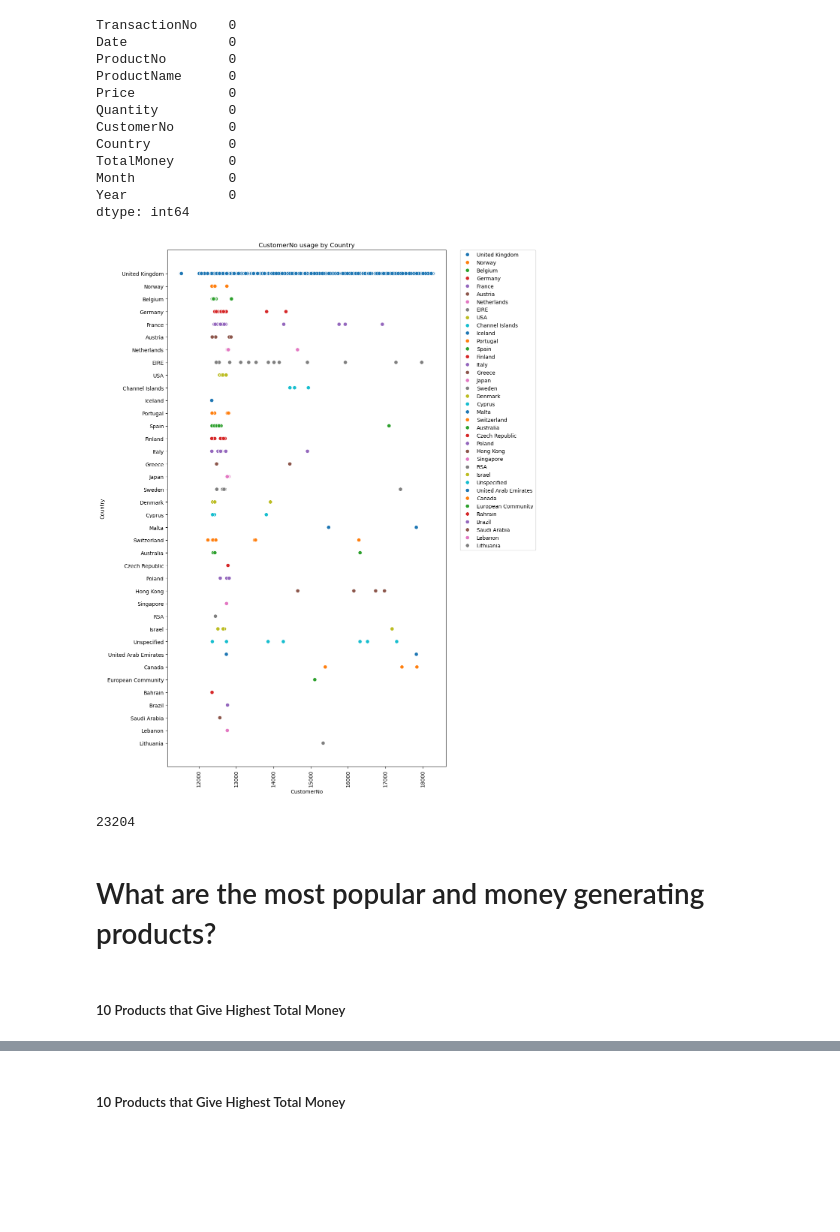
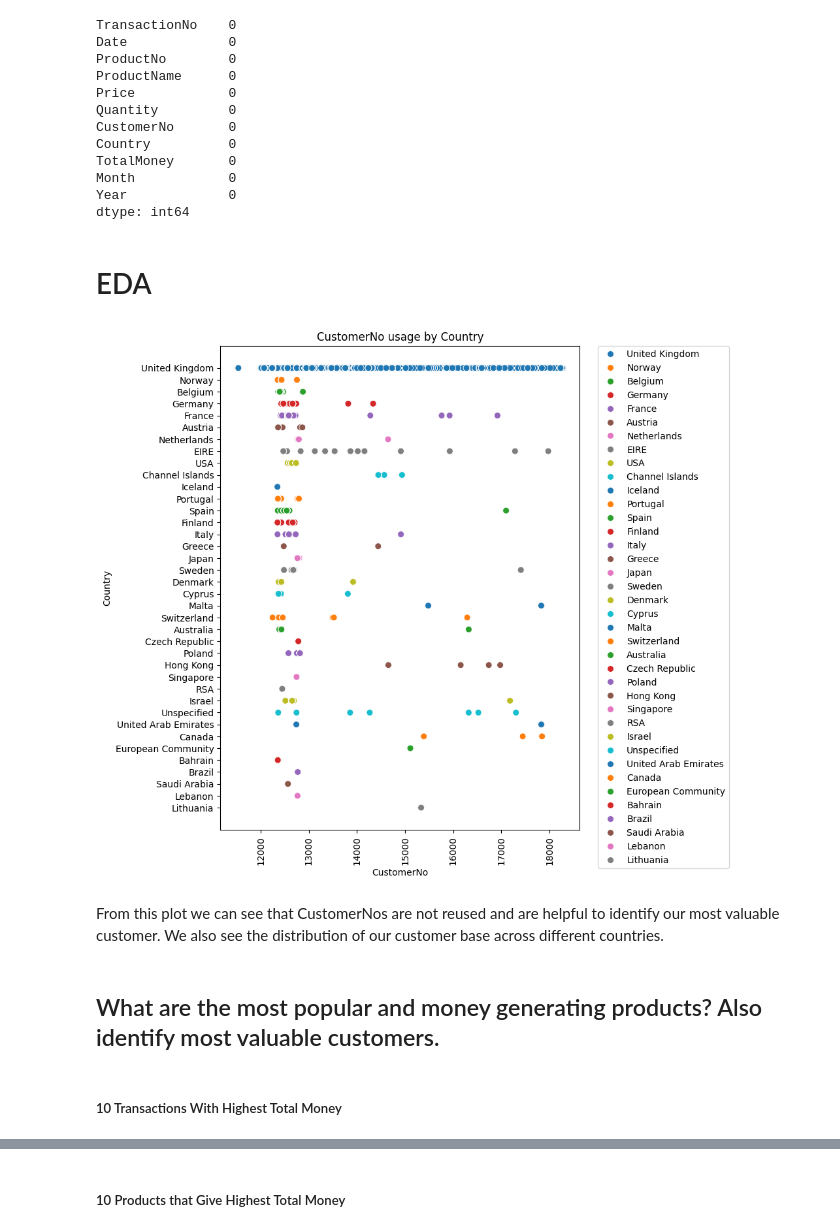
Before and after one commit to xrhahelry/Data-Driven-Insights-and-Customer-Segmentation-for-E-Commerce-Growth, a Jupyter notebook: eda.ipynb, the cells around one changed output, grey strips where cells are left out. Drawn from its saved outputs; the diff is of its cells as text; code cells hidden in the pictures; blank space fills up the shorter version.

Commit message:
data cleaned and visualizations added

```diff
--- a/eda.ipynb
+++ b/eda.ipynb
@@ -191,0 +199,2 @@ dtype: int64
+# %% [markdown]
+# EDA
@@ -192,23 +203,20 @@ dtype: int64
 # %%
-plt.figure(figsize=(12, 15))
-sns.scatterplot(data=df, x='CustomerNo', y='Country', hue='Country', palette='tab10', s=50)
+# plt.figure(figsize=(10, 9))
+# sns.scatterplot(data=df, x='CustomerNo', y='Country', hue='Country', palette='tab10', s=50)
 
-plt.title("CustomerNo usage by Country")
-plt.xlabel("CustomerNo")
-plt.ylabel("Country")
-plt.xticks(rotation=90)
-plt.legend(bbox_to_anchor=(1.05, 1), loc='upper left', borderaxespad=0)
-plt.tight_layout()
-plt.show()
+# plt.title("CustomerNo usage by Country")
+# plt.xlabel("CustomerNo")
+# plt.ylabel("Country")
+# plt.xticks(rotation=90)
+# plt.legend(bbox_to_anchor=(1.05, 1), loc='upper left', borderaxespad=0)
+# plt.tight_layout()
+# plt.show()
 # %% [output]
-[figure, old version]
+[figure, new version]
-# %%
-transactionCount = df['TransactionNo'].value_counts()
-print(len(transactionCount))
-# %% [output]
-23204
+# %% [markdown]
+From this plot we can see that CustomerNos are not reused and are helpful to identify our most valuable customer. We also see the distribution of our customer base across different countries.
 # %% [markdown]
-# What are the most popular and money generating products?
+## What are the most popular and money generating products? Also identify most valuable customers.
 # %% [markdown]
-##### 10 Products that Give Highest Total Money
+##### 10 Transactions With Highest Total Money
 # %%
```
Also changed, not shown: parts of 26 cells of this notebook, 5 other files.
